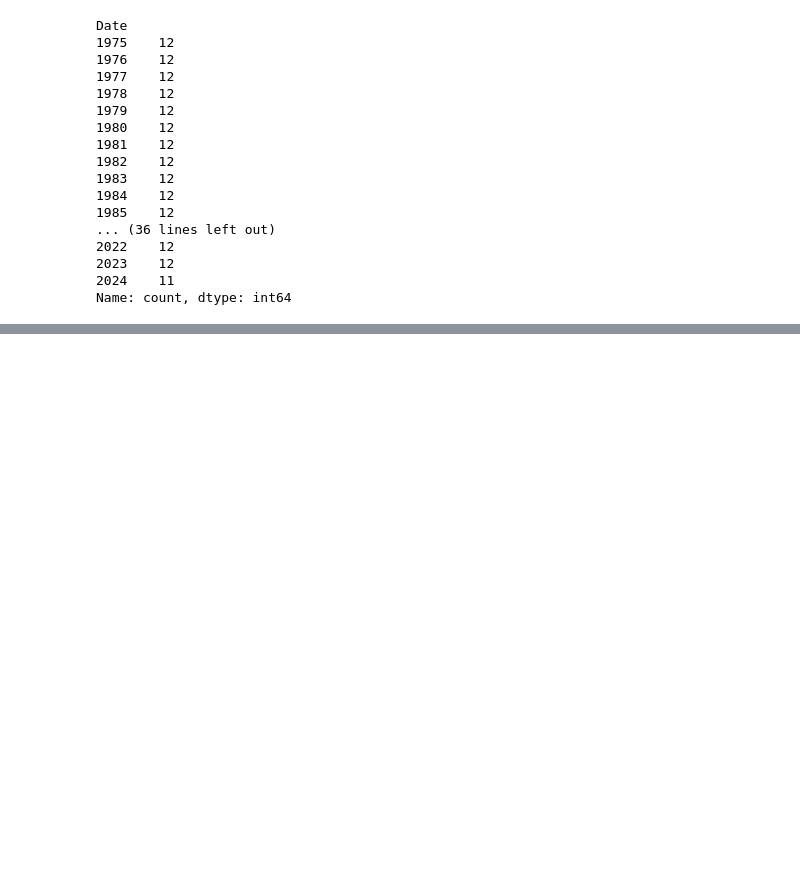
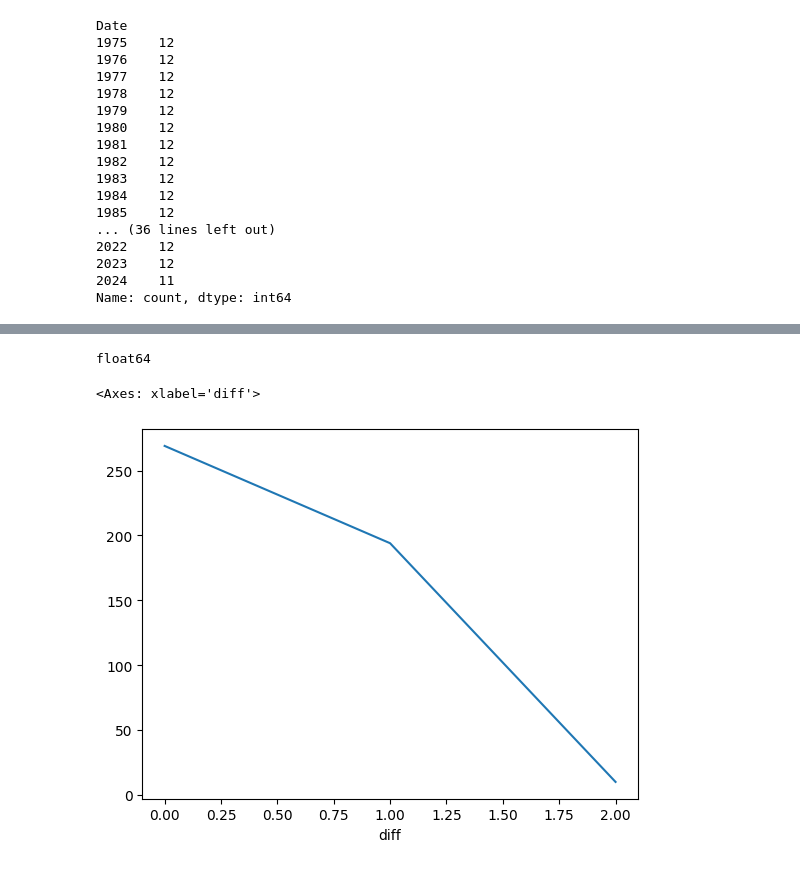
Before and after one commit to zzhengweii/weather-prediction, a Jupyter notebook: predict.ipynb, the cells around one changed output, grey strips where cells are left out. Cells and saved outputs as stored; diff of their text form; code cells hidden in the pictures; blank space fills up the shorter version.

```diff
--- a/predict.ipynb
+++ b/predict.ipynb
@@ -150,0 +328,8 @@ Matplotlib is building the font cache; this may take a moment.
+# %%
+weather = weather.fillna(0)
+# %%
+def expand_mean(df):
+    return df.expanding(1).mean()
+
+for col in ["air temperature means daily maximum ", "air temperature means daily minimum ", "minimum relative humidity ", "highest daily rainfall total ", "24 hours mean relative humidity "]:
+    weather[f"month_avg_{col}"] = weather[col].groupby(weather.index.month, group_keys=False).apply(expand_mean) #group data by month and take all the temps before the date and calculate the avg temp
@@ -150,0 +353,2 @@ Matplotlib is building the font cache; this may take a moment.
+# %%
+predictors = weather.columns[~weather.columns.isin(["target"])]
@@ -150,0 +375,2 @@ Matplotlib is building the font cache; this may take a moment.
+# %%
+predictions = backtest(weather, rr, predictors)
@@ -150,0 +419,6 @@ Matplotlib is building the font cache; this may take a moment.
+# %%
+predictions["diff"].round().value_counts().sort_index().plot()
+# %% [output]
+float64
+<Axes: xlabel='diff'>
+[figure, added]
```
Also changed, not shown: parts of 27 cells of this notebook, 2 other files.
